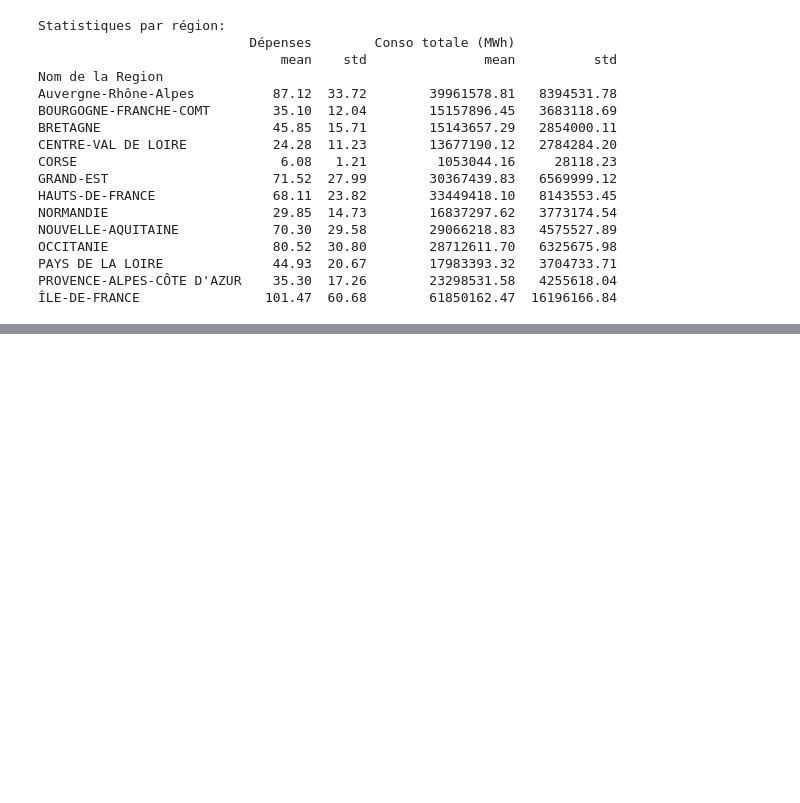
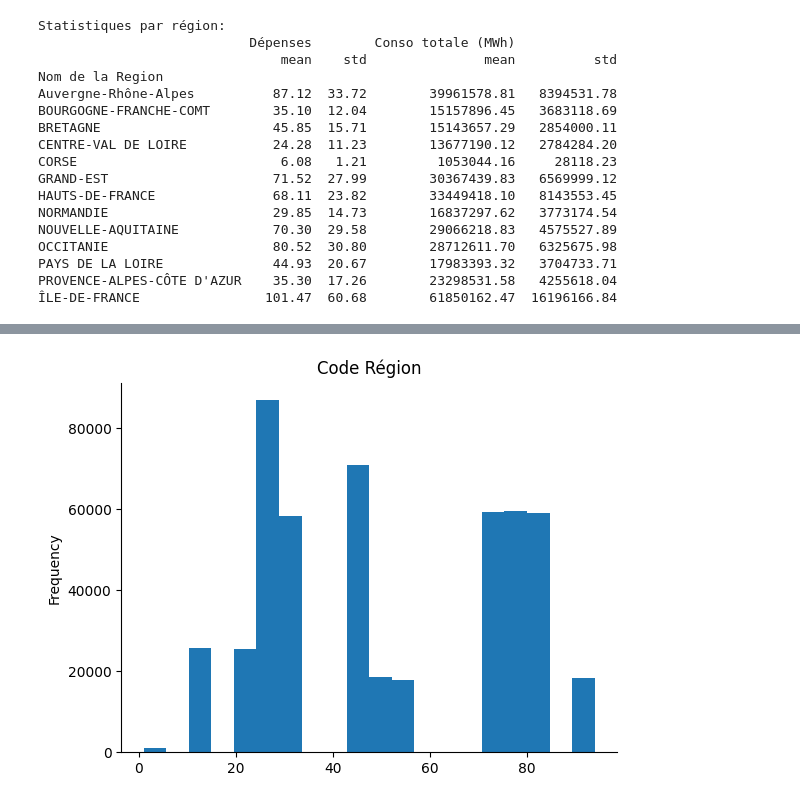
Before and after one commit to BaptisteJau/Green-IA, a Jupyter notebook: jupyter_notebook.ipynb, the cells around one changed output, grey strips where cells are left out. Drawn from its saved outputs; the diff is of its cells as text; code cells hidden in the pictures; blank space fills up the shorter version.

Commit message:
Import conso-elec-gaz-annuelle-par-secteur-dactivite-agregee-commune.csv

```diff
--- a/jupyter_notebook.ipynb
+++ b/jupyter_notebook.ipynb
@@ -700,0 +716,14 @@ plot_ratio_map(df_merged)
+# %%
+# prompt: Importe le csv conso-elec-gaz et garde seulement les colonnes régions, années, Consommation Résidentiel  (MWh), Libellé Commune
+
+import pandas as pd
+
+# Load the dataframe. Replace 'conso-elec-gaz.csv' with the actual file name
+# and adjust sep if necessary.
+df = pd.read_csv('/content/conso-elec-gaz-annuelle-par-secteur-dactivite-agregee-commune.csv', sep=';') # Example separator, change if needed
+
+# Keep only specified columns
+df = df[['Code Région', 'Libellé Région', 'Année', 'Consommation Résidentiel  (MWh)', 'Libellé Commune']]
+
+# Now you have the dataframe 'df' with only the selected columns.
+# You can proceed with further analysis or processing.
@@ -700,0 +788,6 @@ plot_ratio_map(df_merged)
+# %%
+from matplotlib import pyplot as plt
+df['Code Région'].plot(kind='hist', bins=20, title='Code Région')
+plt.gca().spines[['top', 'right',]].set_visible(False)
+# %% [output]
+[figure, added]
```
Also changed, not shown: parts of 7 cells of this notebook.
